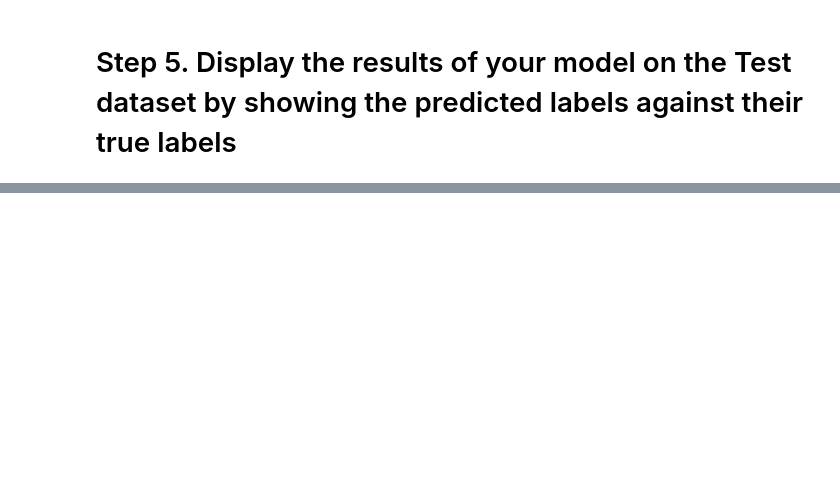
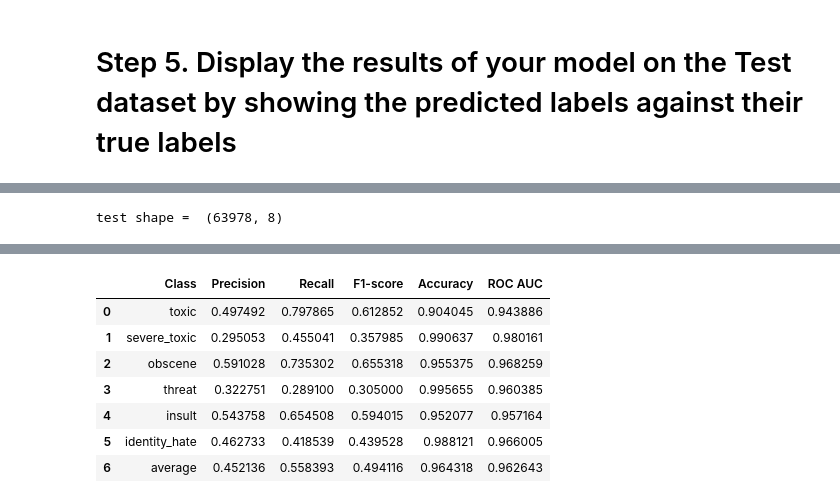
Before and after one commit to anjali-ojha/deep-learning, a Jupyter notebook: lab-2/part-2/part-2.ipynb, the cells around one changed output, grey strips where cells are left out. Saved outputs shown, nothing was run; the diff lists cells and outputs as text; code cells hidden in the pictures; blank space fills up the shorter version.

```diff
--- a/lab-2/part-2/part-2.ipynb
+++ b/lab-2/part-2/part-2.ipynb
@@ -790,9 +840,0 @@ tensor([3.9417e-04, 4.1574e-07, 3.9303e-05, 1.2174e-06, 1.6391e-05, 1.9542e-06])
-# %%
-def get_labels(text):
-    seq = processor.tokenize_string(text)
-    # print(seq)
-    predicted = model(torch.tensor(seq))
-    # print(predicted)
-    predicted_classes = [[1 if val >= 0.5 else 0 for val in output] for output in predicted]
-    # print(predicted_classes[0])
-    return [DETECTION_CLASSES[i] for i, x in enumerate(predicted_classes[0]) if x == 1]
@@ -836,0 +841,60 @@ argh random idiot delete japan article
+# %%
+def load_test_data():
+    df1 = pd.read_csv(f'{base_path}/test.csv')
+    df2 = pd.read_csv(f'{base_path}/test_labels.csv')
+    df_test = pd.merge(df1, df2, on='id', how='inner')
+
+    cols = df_test.columns[2:]
+    df_test = df_test[(df_test[cols] != -1).all(axis=1)]
+    df_test.reset_index(inplace=True)
+    df_test = df_test.drop(columns=['index'])
+
+    print("test shape = ", df_test.shape)
+    return df_test
+
+
+
+def get_labels(text, model):
+    seq = processor.tokenize_string(text)
+    predicted = model(torch.tensor(seq).to(DEVICE))
+    predicted_classes = [[1 if val >= 0.5 else 0 for val in output] for output in predicted]
+    return [DETECTION_CLASSES[i] for i, x in enumerate(predicted_classes[0]) if x == 1]
+
+
+
+def show_sample_predicted_labels(df_test, model):
+    filtered_df = df_test[(df_test.iloc[:, 2:].sum(axis=1) > 1)].copy()
+    print(f"Filtered DF size = {len(filtered_df)}")
+
+    # Concatenate labels into a single string using apply and lambda
+    filtered_df['labels'] = filtered_df.apply(lambda row: ','.join(row.index[2:][row[2:] > 0]), axis=1)
+
+    # Create new DataFrame with comment_text and labels
+    selected_df = filtered_df[['comment_text', 'labels']].head(5)
+    selected_df.rename(columns={'labels': 'actual_labels'}, inplace=True)
+    pd.set_option('display.max_colwidth', None)
+    selected_df['predicted_label'] = selected_df['comment_text'].apply(lambda x: get_labels(x, model))
+    return selected_df
+
+
+
+def evalue_model_on_test(model):
+    df_test = load_test_data()
+
+    X_test = processor.tokenize(df_test.copy())
+    test_data_tensor = torch.tensor(X_test, dtype=torch.long)
+    test_target_tensor = torch.tensor(df_test[['toxic', 'severe_toxic', 'obscene', 'threat', 'insult', 'identity_hate']].values,
+                                      dtype=torch.float)
+
+    test_dataset = TensorDataset(test_data_tensor, test_target_tensor)
+    test_loader = DataLoader(test_dataset, batch_size=BATCH_SIZE, shuffle=True)
+
+    metrics_df = evaluate(model, test_loader)
+    tagged_df = show_sample_predicted_labels(df_test, model)
+    return metrics_df, tagged_df
+
+
+metrics_df, tagged_df = evalue_model_on_test(model)
+metrics_df
+# %% [output]
+test shape =  (63978, 8)
@@ -836,0 +907,8 @@ argh random idiot delete japan article
+|  | Class | Precision | Recall | F1-score | Accuracy | ROC AUC |
+| 0 | toxic | 0.497492 | 0.797865 | 0.612852 | 0.904045 | 0.943886 |
+| 1 | severe_toxic | 0.295053 | 0.455041 | 0.357985 | 0.990637 | 0.980161 |
+| 2 | obscene | 0.591028 | 0.735302 | 0.655318 | 0.955375 | 0.968259 |
+| 3 | threat | 0.322751 | 0.289100 | 0.305000 | 0.995655 | 0.960385 |
+| 4 | insult | 0.543758 | 0.654508 | 0.594015 | 0.952077 | 0.957164 |
+| 5 | identity_hate | 0.462733 | 0.418539 | 0.439528 | 0.988121 | 0.966005 |
+| 6 | average | 0.452136 | 0.558393 | 0.494116 | 0.964318 | 0.962643 |
```
Also changed, not shown: parts of 26 cells of this notebook.
